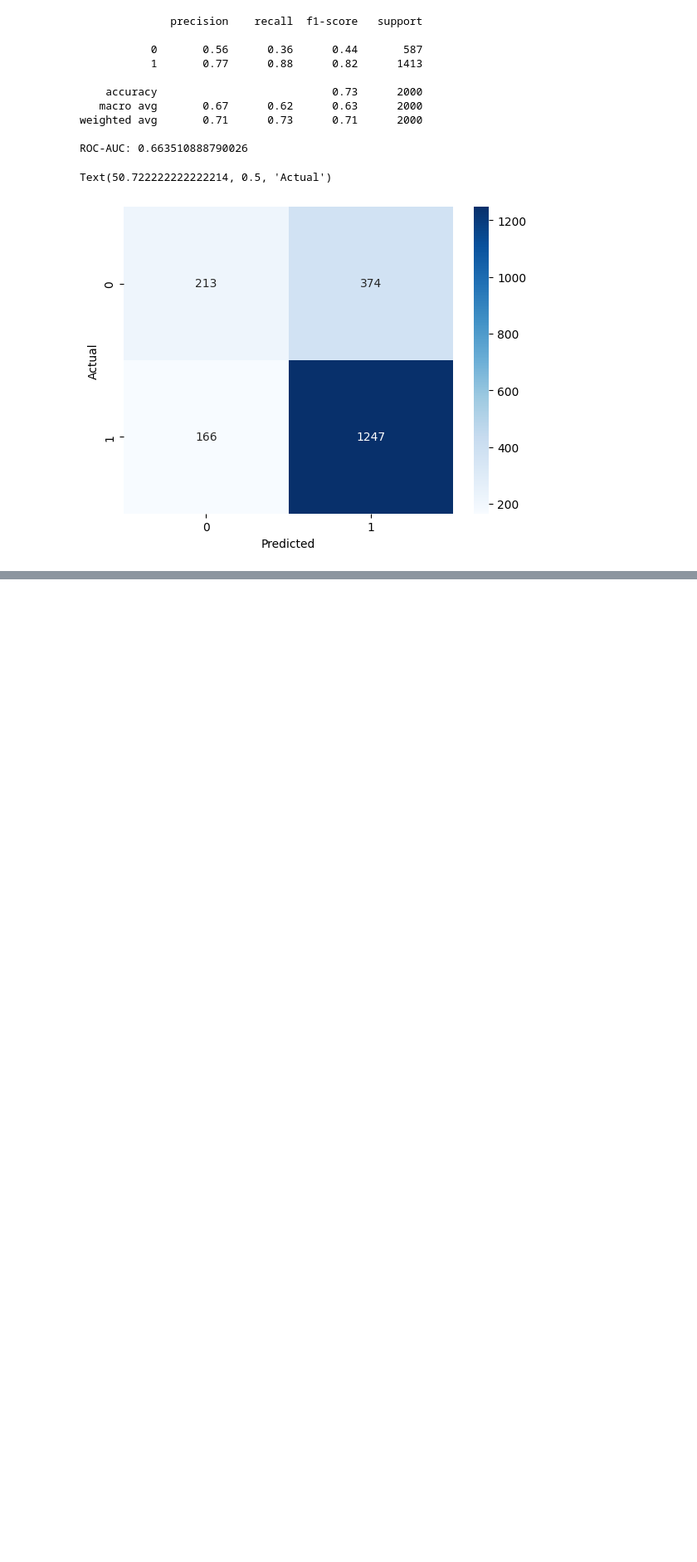
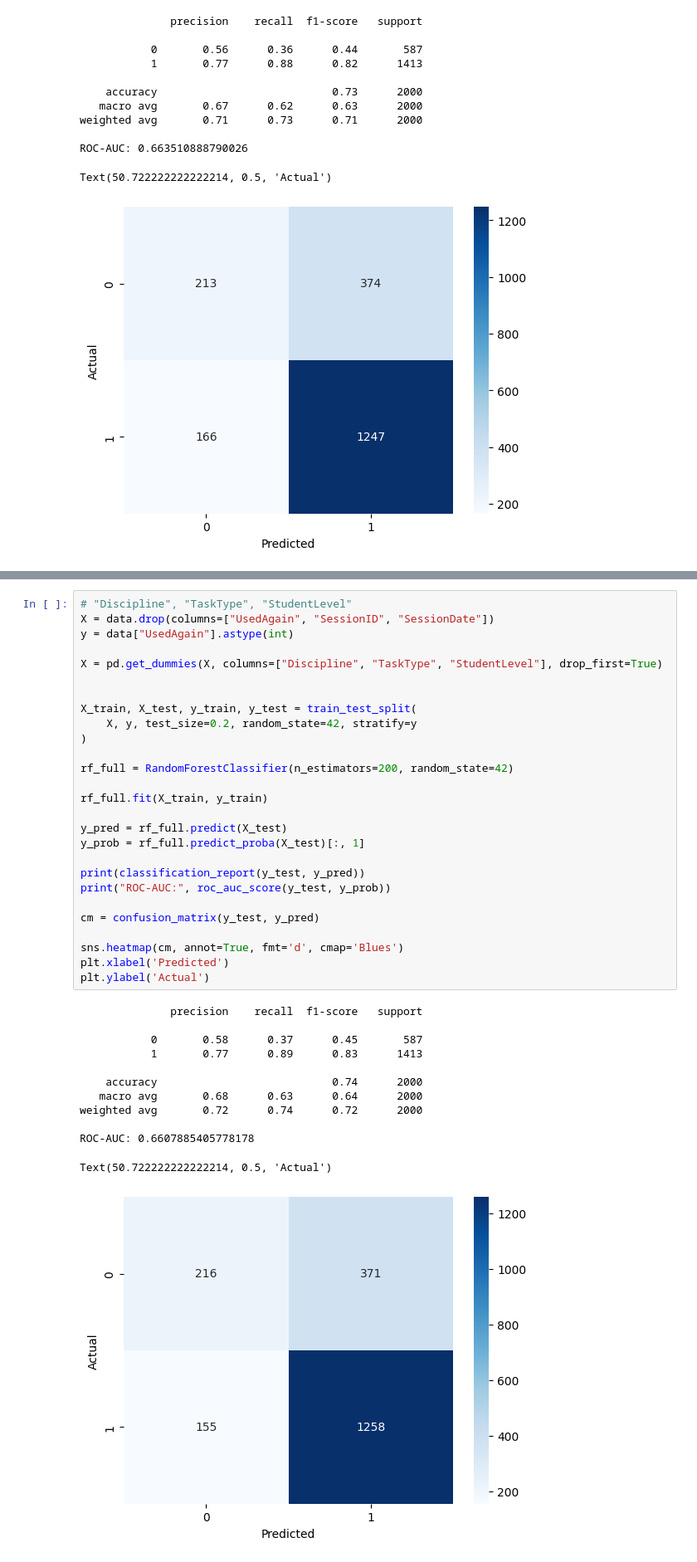
Before and after one commit to szwoloszyn/student-ai-usage-prediction, a Jupyter notebook: model.ipynb, the cells around one changed output, grey strips where cells are left out. Shown at 83% size. Saved outputs shown, nothing was run; the diff lists cells and outputs as text; blank space fills up the shorter version.

Commit message:
testing features on trained model

```diff
--- a/model.ipynb
+++ b/model.ipynb
@@ -162,0 +204,40 @@ Text(50.722222222222214, 0.5, 'Actual')
+# %%
+# "Discipline", "TaskType", "StudentLevel"
+X = data.drop(columns=["UsedAgain", "SessionID", "SessionDate"])
+y = data["UsedAgain"].astype(int)
+
+X = pd.get_dummies(X, columns=["Discipline", "TaskType", "StudentLevel"], drop_first=True)
+
+
+X_train, X_test, y_train, y_test = train_test_split(
+    X, y, test_size=0.2, random_state=42, stratify=y
+)
+
+rf_full = RandomForestClassifier(n_estimators=200, random_state=42)
+
+rf_full.fit(X_train, y_train)
+
+y_pred = rf_full.predict(X_test)
+y_prob = rf_full.predict_proba(X_test)[:, 1]
+
+print(classification_report(y_test, y_pred))
+print("ROC-AUC:", roc_auc_score(y_test, y_prob))
+
+cm = confusion_matrix(y_test, y_pred)
+
+sns.heatmap(cm, annot=True, fmt='d', cmap='Blues')
+plt.xlabel('Predicted')
+plt.ylabel('Actual')
+# %% [output]
+              precision    recall  f1-score   support
+
+           0       0.58      0.37      0.45       587
+           1       0.77      0.89      0.83      1413
+
+    accuracy                           0.74      2000
+   macro avg       0.68      0.63      0.64      2000
+weighted avg       0.72      0.74      0.72      2000
+
+ROC-AUC: 0.6607885405778178
+Text(50.722222222222214, 0.5, 'Actual')
+[figure, added]
```
Also changed, not shown: parts of 4 cells of this notebook.
